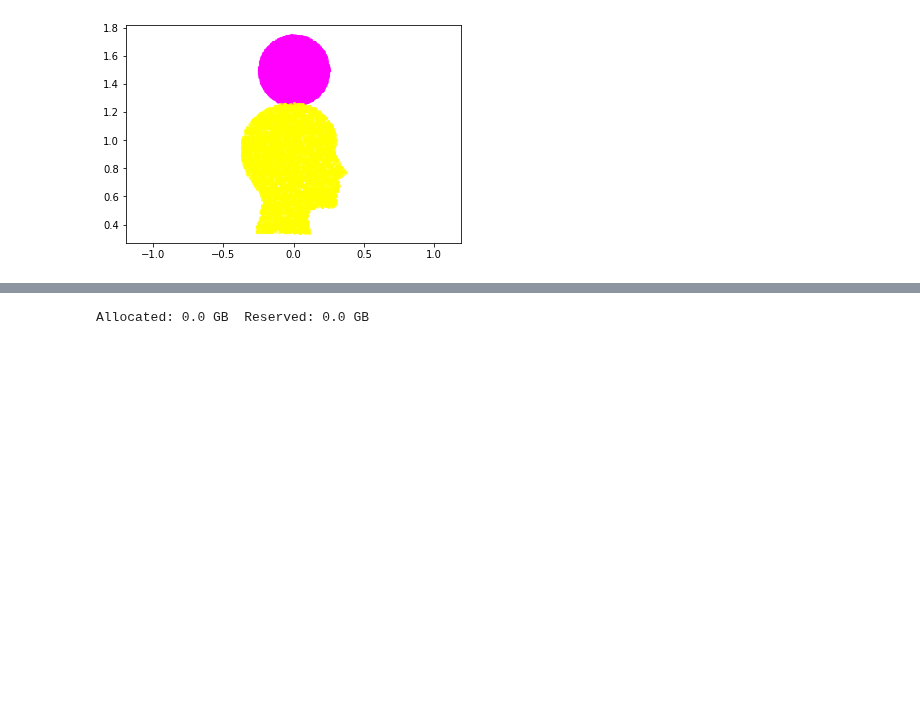
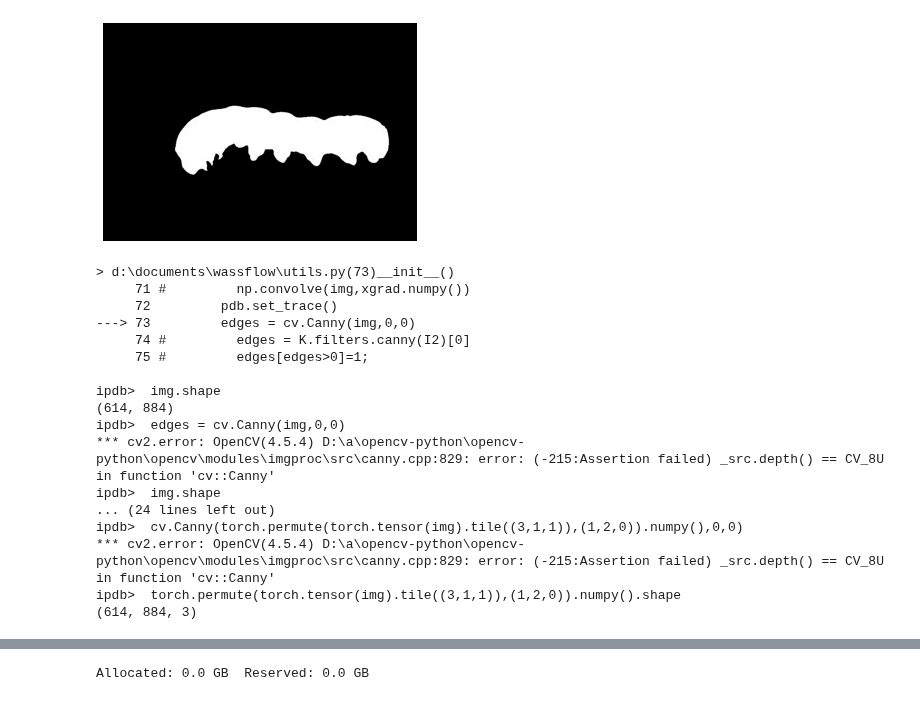
Before and after one commit to pzpzpzp1/wassflow, a Jupyter notebook: cnf-sinkhorn-demo.ipynb, the cells around one changed output, grey strips where cells are left out. Saved outputs shown, nothing was run; the diff lists cells and outputs as text; code cells hidden in the pictures; blank space fills up the shorter version.

```diff
--- a/cnf-sinkhorn-demo.ipynb
+++ b/cnf-sinkhorn-demo.ipynb
@@ -32,38 +33,57 @@ import os;
 # %%
 device = torch.device('cuda' if torch.cuda.is_available() else 'cpu')
 caterpillar,im = ImageDataset.import_img('caterpillar.png'); caterpillar=1-caterpillar; caterpillar/=caterpillar.max();
 butterfly,im = ImageDataset.import_img('butterfly.jpg'); butterfly=255-butterfly; butterfly/=butterfly.max();
 circle,im = ImageDataset.import_img('circle.jpeg'); circle=255-circle; circle/=circle.max();
 baldhead,im = ImageDataset.import_img('baldhead.jpeg'); baldhead=255-baldhead; baldhead/=baldhead.max();
 square,im = ImageDataset.import_img('square.png', rgb_weights=[0.2989, 0.5870, 0.1140,0]); square=1-square; square/=square.max();
 cat1,im = ImageDataset.import_img('cat1.png', rgb_weights = [0.2989, 0.5870, 0.1140, 1]); cat1/=cat1.max();
-dset1 = ImageDataset(img=caterpillar*1,thresh=.8);
-dset2 = ImageDataset(img=butterfly*1,thresh=.8)
-dset3 = ImageDataset(img=circle*1,thresh=.8)
-dset4 = ImageDataset(img=square*1,thresh=.8)
-dset5 = ImageDataset(img=cat1*1,thresh=.8)
-dset6 = ImageDataset(img=baldhead*1,thresh=.8)
+dset4 = ImageDataset(img=caterpillar*1,thresh=.8);
+# dset4 = ImageDataset(img=butterfly*1,thresh=.8)
+# dset4 = ImageDataset(img=circle*1,thresh=.8)
+# dset4 = ImageDataset(img=square*1,thresh=.8)
+# dset5 = ImageDataset(img=cat1*1,thresh=.8)
+# dset6 = ImageDataset(img=baldhead*1,thresh=.8)
 
-n = 10000;
-dat1 = dset1.sample(n);
-dat2 = dset2.sample(n);
-dat3 = dset3.sample(n)*.7;
-dat4 = dset4.sample(n);
-dat5 = dset5.sample(n);
-dat6 = dset6.sample(n);
-dat1*=-1; dat1[:,1]-=.1;
-dat2*=-1; dat2[:,1]+=.5;
-dat3[:,1]+=1.5;
-dat5[:,1]*=-1;
-dat6[:,1]*=-1; dat6[:,1]+=.8;
+n = 100000;
+# dat1 = dset1.sample(n);
+# dat2 = dset2.sample(n);
+# dat3 = dset3.sample(n)*.7;
+# dat4 = dset4.sample(n);
+# dat5 = dset5.sample(n);
+# dat6 = dset6.sample(n);
+dat4sil = dset4.samplesil(n);
+# dat1*=-1; dat1[:,1]-=.1;
+# dat2*=-1; dat2[:,1]+=.5;
+# dat3[:,1]+=1.5;
+# dat5[:,1]*=-1;
+# dat6[:,1]*=-1; dat6[:,1]+=.8;
 
 # plt.scatter(dat1.detach().numpy()[:,0],dat1.detach().numpy()[:,1],s=10, alpha=0.5, linewidths=0,c='green') # butterfly
 # plt.scatter(dat2.detach().numpy()[:,0],dat2.detach().numpy()[:,1],s=10, alpha=0.5, linewidths=0,c='red') # caterpillar
-plt.scatter(dat3.detach().numpy()[:,0],dat3.detach().numpy()[:,1],s=10, alpha=0.5, linewidths=0,c='magenta') # circle
-# plt.scatter(dat4.detach().numpy()[:,0],dat4.detach().numpy()[:,1],s=10, alpha=0.5, linewidths=0,c='orange')
-# plt.scatter(dat5.detach().numpy()[:,0],dat5.detach().numpy()[:,1],s=10, alpha=0.5, linewidths=0,c='yellow')
-plt.scatter(dat6.detach().numpy()[:,0],dat6.detach().numpy()[:,1],s=10, alpha=0.5, linewidths=0,c='yellow') # face
-plt.axis('equal')
-plt.show()
+# plt.scatter(dat3.detach().numpy()[:,0],dat3.detach().numpy()[:,1],s=10, alpha=0.5, linewidths=0,c='magenta') # circle
+# plt.scatter(dat4.detach().numpy()[:,0],dat4.detach().numpy()[:,1],s=10, alpha=0.5, linewidths=0,c='orange') # square
+# plt.scatter(dat5.detach().numpy()[:,0],dat5.detach().numpy()[:,1],s=10, alpha=0.5, linewidths=0,c='yellow') # cat
+# plt.scatter(dat6.detach().numpy()[:,0],dat6.detach().numpy()[:,1],s=10, alpha=0.5, linewidths=0,c='yellow') # face
+# plt.scatter(dat4sil.detach().numpy()[:,0],dat4sil.detach().numpy()[:,1],s=10, alpha=0.5, linewidths=0,c='yellow') # squaresil
+# plt.axis('equal')
+# plt.show()
 # %% [output]
-[figure, old version]
+[figure, new version]
+> d:\documents\wassflow\utils.py(73)__init__()
+     71 #         np.convolve(img,xgrad.numpy())
+     72         pdb.set_trace()
+---> 73         edges = cv.Canny(img,0,0)
+     74 #         edges = K.filters.canny(I2)[0]
+     75 #         edges[edges>0]=1;
+
+ipdb>  img.shape
+(614, 884)
+ipdb>  edges = cv.Canny(img,0,0)
+*** cv2.error: OpenCV(4.5.4) D:\a\opencv-python\opencv-python\opencv\modules\imgproc\src\canny.cpp:829: error: (-215:Assertion failed) _src.depth() == CV_8U in function 'cv::Canny'
+ipdb>  img.shape
+... (24 lines left out)
+ipdb>  cv.Canny(torch.permute(torch.tensor(img).tile((3,1,1)),(1,2,0)).numpy(),0,0)
+*** cv2.error: OpenCV(4.5.4) D:\a\opencv-python\opencv-python\opencv\modules\imgproc\src\canny.cpp:829: error: (-215:Assertion failed) _src.depth() == CV_8U in function 'cv::Canny'
+ipdb>  torch.permute(torch.tensor(img).tile((3,1,1)),(1,2,0)).numpy().shape
+(614, 884, 3)
```
Also changed, not shown: parts of 3 cells of this notebook, 1 other file.
